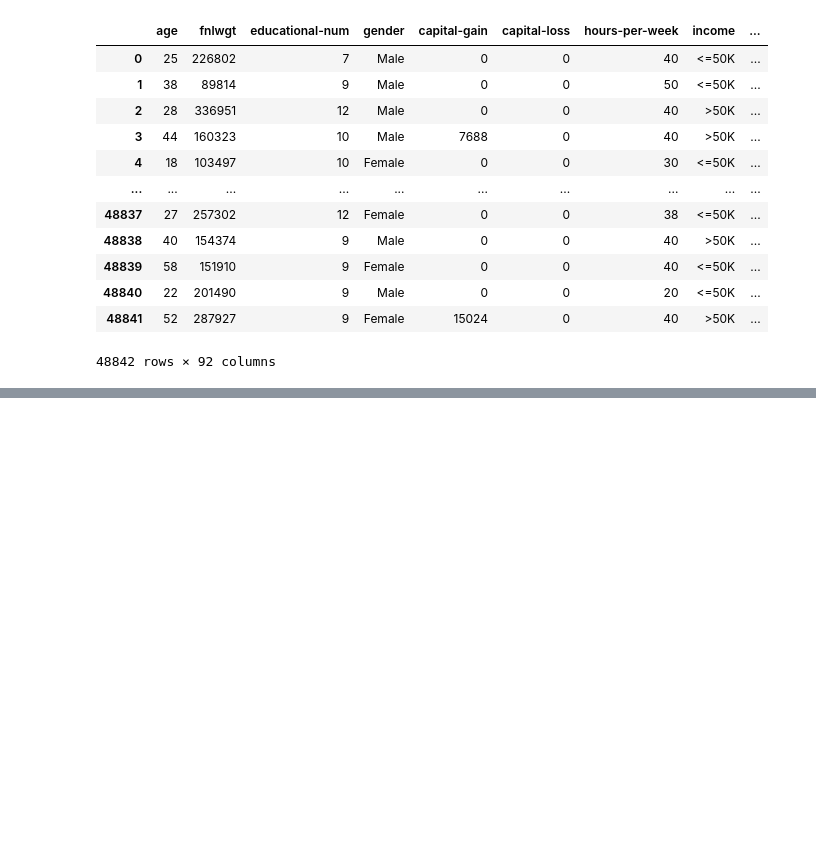
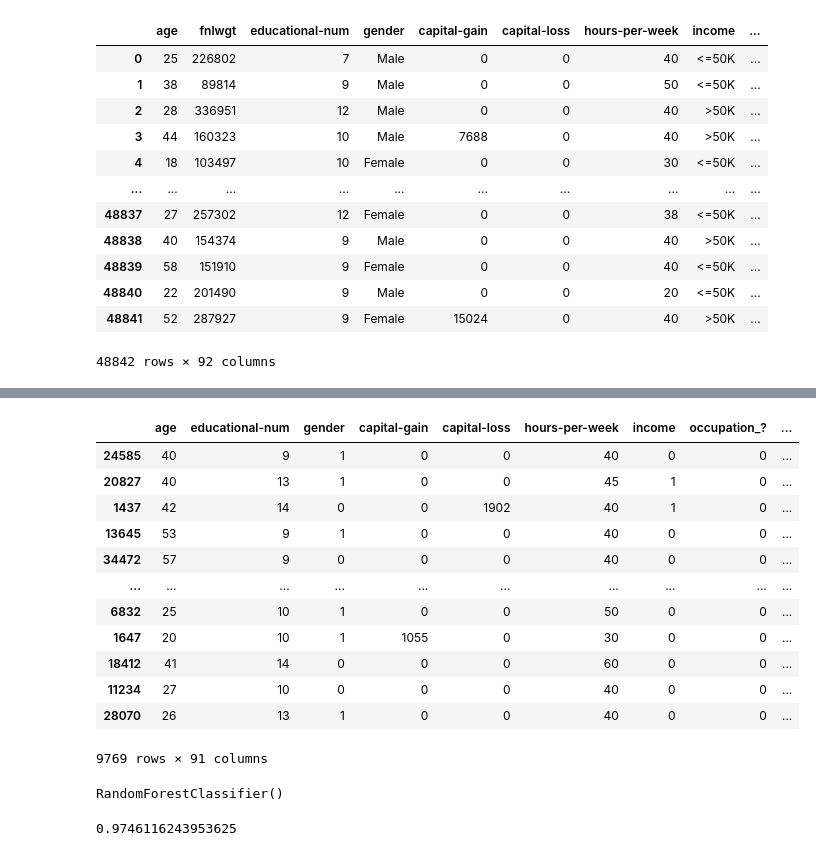
Before and after one commit to alex-yatseyko/portfolio, a Jupyter notebook: projects/Income Prediction/main.ipynb, the cells around one changed output, grey strips where cells are left out. Saved outputs shown, nothing was run; the diff lists cells and outputs as text; code cells hidden in the pictures; blank space fills up the shorter version.

```diff
--- a/projects/Income Prediction/main.ipynb
+++ b/projects/Income Prediction/main.ipynb
@@ -118,0 +212,16 @@ df
+# %%
+test_df
+# %% [output]
+|  | age | educational-num | gender | capital-gain | capital-loss | hours-per-week | income | occupation_? | ... |
+| 24585 | 40 | 9 | 1 | 0 | 0 | 40 | 0 | 0 | ... |
+| 20827 | 40 | 13 | 1 | 0 | 0 | 45 | 1 | 0 | ... |
+| 1437 | 42 | 14 | 0 | 0 | 1902 | 40 | 1 | 0 | ... |
+| 13645 | 53 | 9 | 1 | 0 | 0 | 40 | 0 | 0 | ... |
+| 34472 | 57 | 9 | 0 | 0 | 0 | 40 | 0 | 0 | ... |
+| ... | ... | ... | ... | ... | ... | ... | ... | ... | ... |
+| 6832 | 25 | 10 | 1 | 0 | 0 | 50 | 0 | 0 | ... |
+| 1647 | 20 | 10 | 1 | 1055 | 0 | 30 | 0 | 0 | ... |
+| 18412 | 41 | 14 | 0 | 0 | 0 | 60 | 0 | 0 | ... |
+| 11234 | 27 | 10 | 0 | 0 | 0 | 40 | 0 | 0 | ... |
+| 28070 | 26 | 13 | 1 | 0 | 0 | 40 | 0 | 0 | ... |
+9769 rows × 91 columns
@@ -118,0 +234,10 @@ df
+# %%
+forest = RandomForestClassifier()
+
+forest.fit(train_X, train_y)
+# %% [output]
+RandomForestClassifier()
+# %%
+forest.score(test_X, test_y)
+# %% [output]
+0.9746116243953625
```
Also changed, not shown: parts of 17 cells of this notebook, 1 other file.
